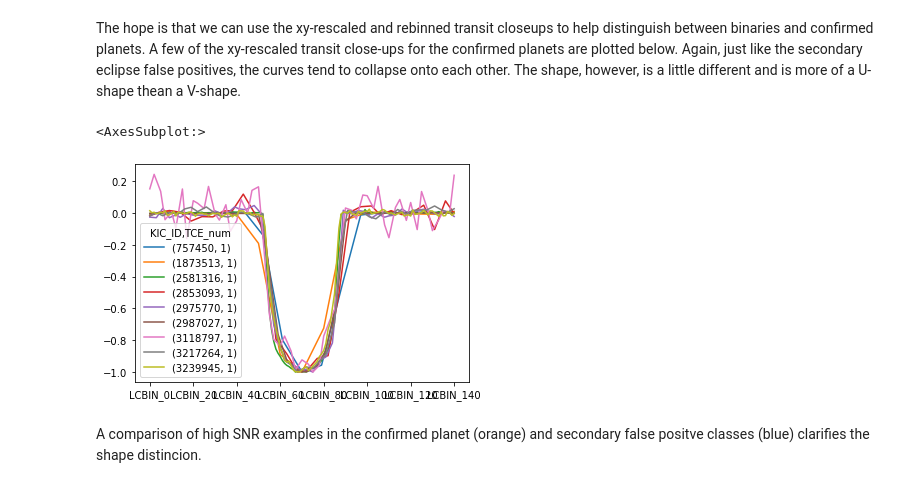
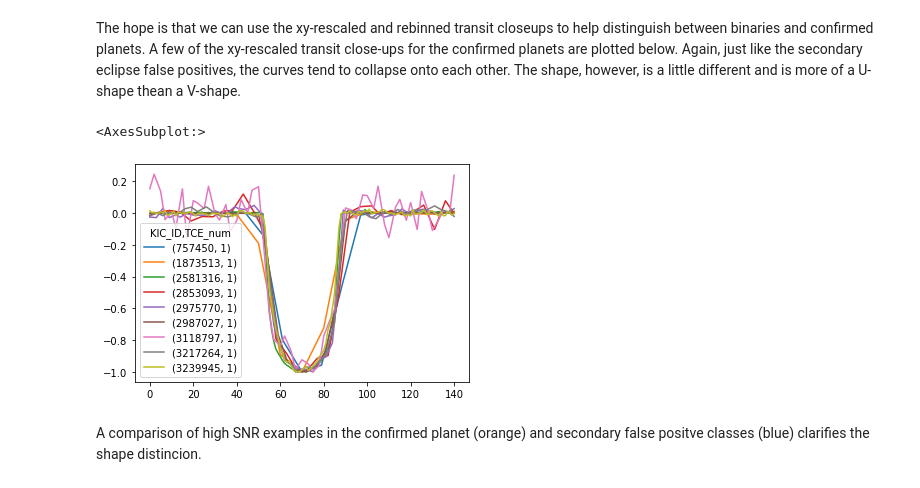
Before and after one commit to admveen/Exoplanet, a Jupyter notebook: notebooks/Exo_EDA.ipynb, the cells around one changed output. Saved outputs shown, nothing was run; the diff lists cells and outputs as text; code cells hidden in the pictures.

```diff
--- a/notebooks/Exo_EDA.ipynb
+++ b/notebooks/Exo_EDA.ipynb
@@ -196,10 +196,10 @@ cp_example.plot_transit_closeup()
 The hope is that we can use the xy-rescaled and rebinned transit closeups to help distinguish between binaries and confirmed planets. A few of the xy-rescaled transit close-ups for the  confirmed planets are plotted below. Again, just like the secondary eclipse false positives, the curves tend to collapse onto each other. The shape, however, is a little different and is more of a U-shape thean a V-shape.
 # %%
 CP_df = df_exo.loc[(df_exo.target_label == 1) & (df_exo.Depth > 2000)].head(9)
-CP_df.loc[:, 'LCBIN_0':'LCBIN_140'].T.plot()
+CP_df.loc[:, 'LCBIN_0':'LCBIN_140'].T.reset_index().plot()
 # %% [output]
 <AxesSubplot:>
-[figure, old version]
+[figure, new version]
 # %% [markdown]
 A comparison of high SNR examples in the confirmed planet (orange) and secondary false positve classes (blue) clarifies the shape distincion.
 # %%
```
Also changed, not shown: 5 other files.
